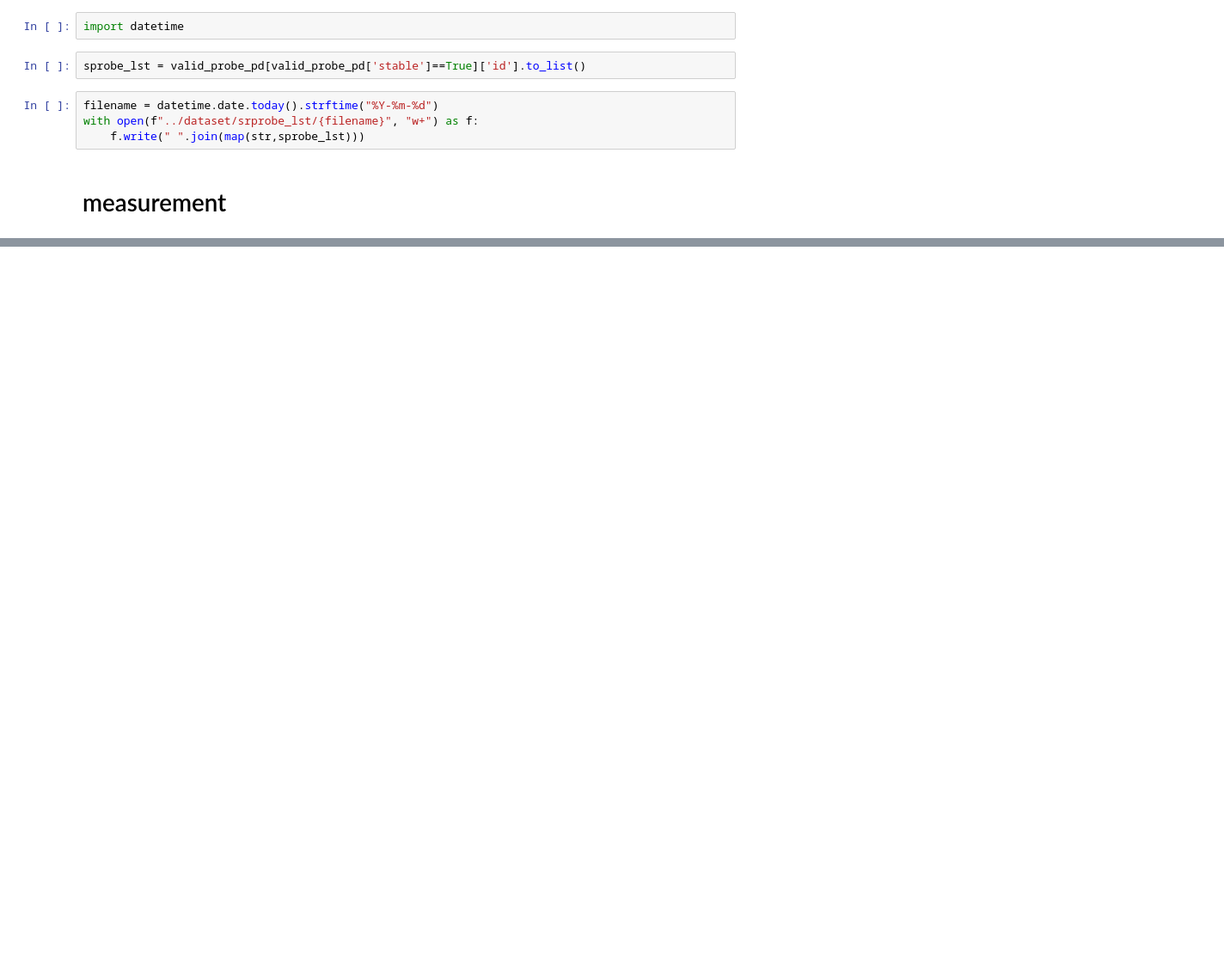
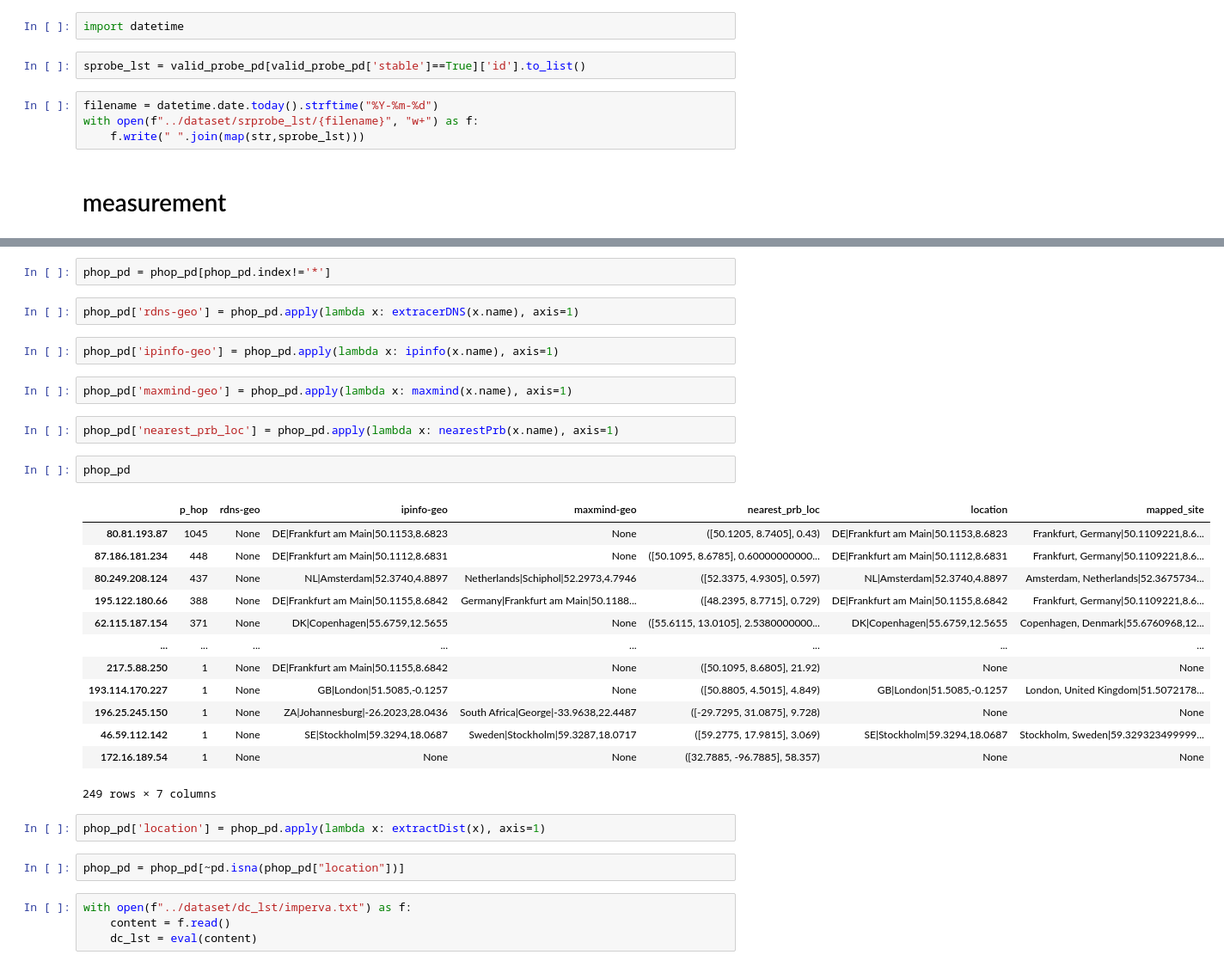
Before and after one commit to njuzmy/anytool, a Jupyter notebook: src/measurement.ipynb, the cells around one changed output, grey strips where cells are left out. Shown at 86% size. Saved outputs shown, nothing was run; the diff lists cells and outputs as text; blank space fills up the shorter version.

```diff
--- a/src/measurement.ipynb
+++ b/src/measurement.ipynb
@@ -151,0 +228,34 @@ a =
+# %%
+phop_pd = phop_pd[phop_pd.index!='*']
+# %%
+phop_pd['rdns-geo'] = phop_pd.apply(lambda x: extracerDNS(x.name), axis=1)
+# %%
+phop_pd['ipinfo-geo'] = phop_pd.apply(lambda x: ipinfo(x.name), axis=1)
+# %%
+phop_pd['maxmind-geo'] = phop_pd.apply(lambda x: maxmind(x.name), axis=1)
+# %%
+phop_pd['nearest_prb_loc'] = phop_pd.apply(lambda x: nearestPrb(x.name), axis=1)
+# %%
+phop_pd
+# %% [output]
+|  | p_hop | rdns-geo | ipinfo-geo | maxmind-geo | nearest_prb_loc | location | mapped_site |
+| 80.81.193.87 | 1045 | None | DE|Frankfurt am Main|50.1153,8.6823 | None | ([50.1205, 8.7405], 0.43) | DE|Frankfurt am Main|50.1153,8.6823 | Frankfurt, Germany|50.1109221,8.6... |
+| 87.186.181.234 | 448 | None | DE|Frankfurt am Main|50.1112,8.6831 | None | ([50.1095, 8.6785], 0.60000000000... | DE|Frankfurt am Main|50.1112,8.6831 | Frankfurt, Germany|50.1109221,8.6... |
+| 80.249.208.124 | 437 | None | NL|Amsterdam|52.3740,4.8897 | Netherlands|Schiphol|52.2973,4.7946 | ([52.3375, 4.9305], 0.597) | NL|Amsterdam|52.3740,4.8897 | Amsterdam, Netherlands|52.3675734... |
+| 195.122.180.66 | 388 | None | DE|Frankfurt am Main|50.1155,8.6842 | Germany|Frankfurt am Main|50.1188... | ([48.2395, 8.7715], 0.729) | DE|Frankfurt am Main|50.1155,8.6842 | Frankfurt, Germany|50.1109221,8.6... |
+| 62.115.187.154 | 371 | None | DK|Copenhagen|55.6759,12.5655 | None | ([55.6115, 13.0105], 2.5380000000... | DK|Copenhagen|55.6759,12.5655 | Copenhagen, Denmark|55.6760968,12... |
+| ... | ... | ... | ... | ... | ... | ... | ... |
+| 217.5.88.250 | 1 | None | DE|Frankfurt am Main|50.1155,8.6842 | None | ([50.1095, 8.6805], 21.92) | None | None |
+| 193.114.170.227 | 1 | None | GB|London|51.5085,-0.1257 | None | ([50.8805, 4.5015], 4.849) | GB|London|51.5085,-0.1257 | London, United Kingdom|51.5072178... |
+| 196.25.245.150 | 1 | None | ZA|Johannesburg|-26.2023,28.0436 | South Africa|George|-33.9638,22.4487 | ([-29.7295, 31.0875], 9.728) | None | None |
+| 46.59.112.142 | 1 | None | SE|Stockholm|59.3294,18.0687 | Sweden|Stockholm|59.3287,18.0717 | ([59.2775, 17.9815], 3.069) | SE|Stockholm|59.3294,18.0687 | Stockholm, Sweden|59.329323499999... |
+| 172.16.189.54 | 1 | None | None | None | ([32.7885, -96.7885], 58.357) | None | None |
+249 rows × 7 columns
+# %%
+phop_pd['location'] = phop_pd.apply(lambda x: extractDist(x), axis=1)
+# %%
+phop_pd = phop_pd[~pd.isna(phop_pd["location"])]
+# %%
+with open(f"../dataset/dc_lst/imperva.txt") as f:
+    content = f.read()
+    dc_lst = eval(content)
```
Also changed, not shown: parts of 45 cells of this notebook, 4 other files.
